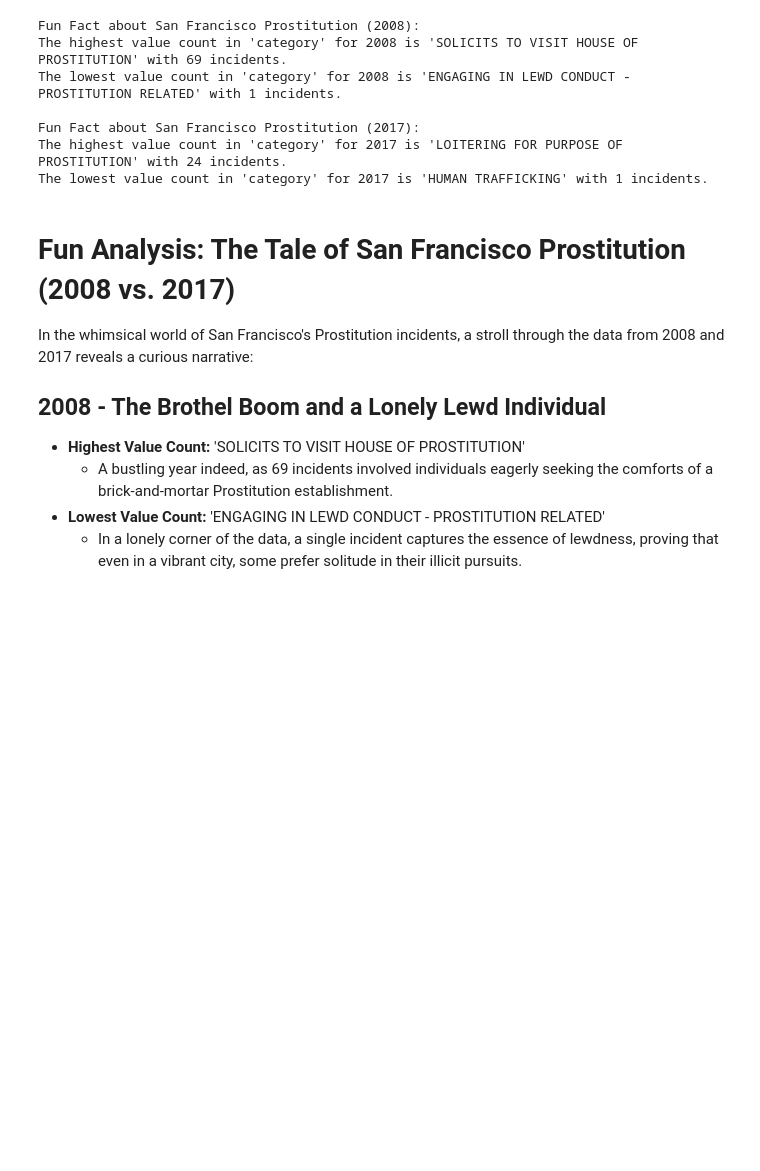
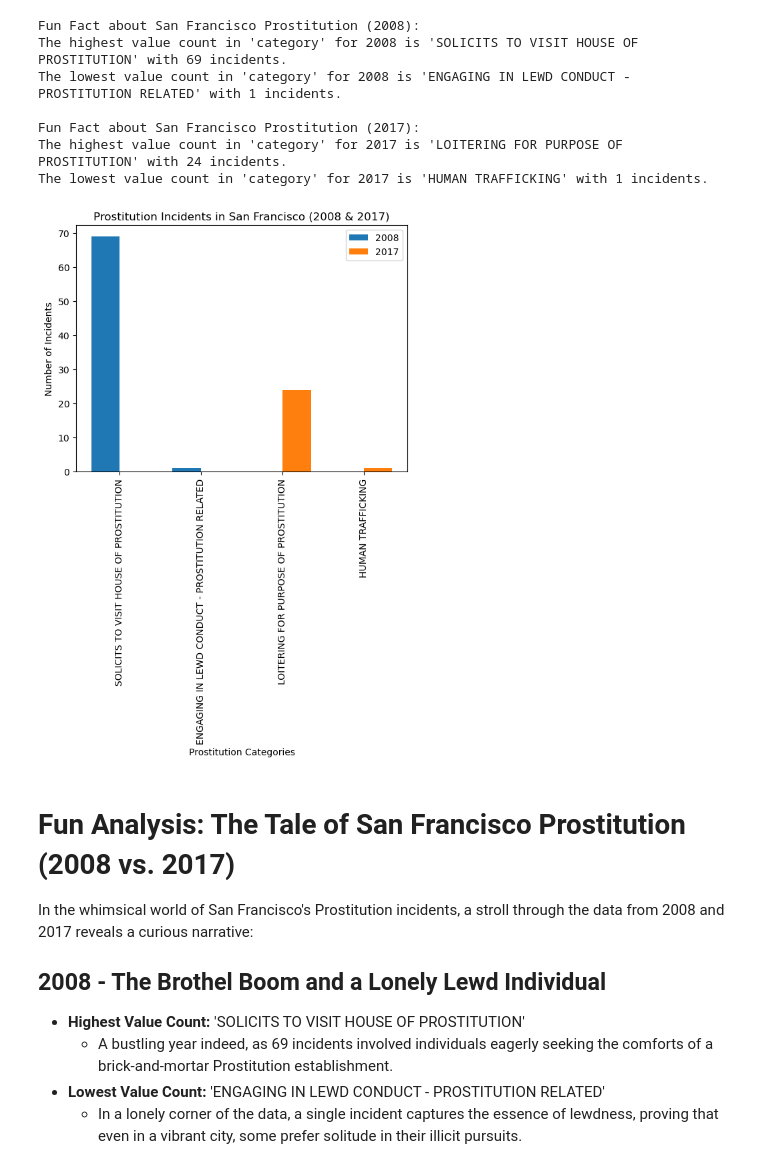
Before and after one commit to McPhersonTrk/Hookers-and-Blow-A-Case-Study-of-Holiday-Cheer, a Jupyter notebook: mcp_sf_ny_corr.ipynb, the cells around one changed output. Cells and saved outputs as stored; diff of their text form; code cells hidden in the pictures; blank space fills up the shorter version.

```diff
--- a/mcp_sf_ny_corr.ipynb
+++ b/mcp_sf_ny_corr.ipynb
@@ -483,6 +548,29 @@ The lowest value count in 'category' for 2008 is 'ENGAGING IN LEWD CONDUCT - PRO
 Fun Fact about San Francisco Prostitution (2017):
 The highest value count in 'category' for 2017 is 'LOITERING FOR PURPOSE OF PROSTITUTION' with 24 incidents.
 The lowest value count in 'category' for 2017 is 'HUMAN TRAFFICKING' with 1 incidents.
+# %%
+categories = ['SOLICITS TO VISIT HOUSE OF PROSTITUTION', 'ENGAGING IN LEWD CONDUCT - PROSTITUTION RELATED',
+              'LOITERING FOR PURPOSE OF PROSTITUTION', 'HUMAN TRAFFICKING']
+
+incidents_2008 = [69, 1, 0, 0]  # The actual counts for 2008
+incidents_2017 = [0, 0, 24, 1]  # The actual counts for 2017
+
+bar_width = 0.35
+index = range(len(categories))
+
+plt.bar(index, incidents_2008, width=bar_width, label='2008')
+plt.bar([i + bar_width for i in index], incidents_2017, width=bar_width, label='2017')
+
+plt.xlabel('Prostitution Categories')
+plt.ylabel('Number of Incidents')
+plt.title('Prostitution Incidents in San Francisco (2008 & 2017)')
+plt.xticks([i + bar_width/2 for i in index], categories)
+plt.xticks(rotation=90)
+plt.legend()
+
+plt.show()
+# %% [output]
+[figure, added]
 # %% [markdown]
 # Fun Analysis: The Tale of San Francisco Prostitution (2008 vs. 2017)
 
```
Also changed, not shown: parts of 13 cells of this notebook.
